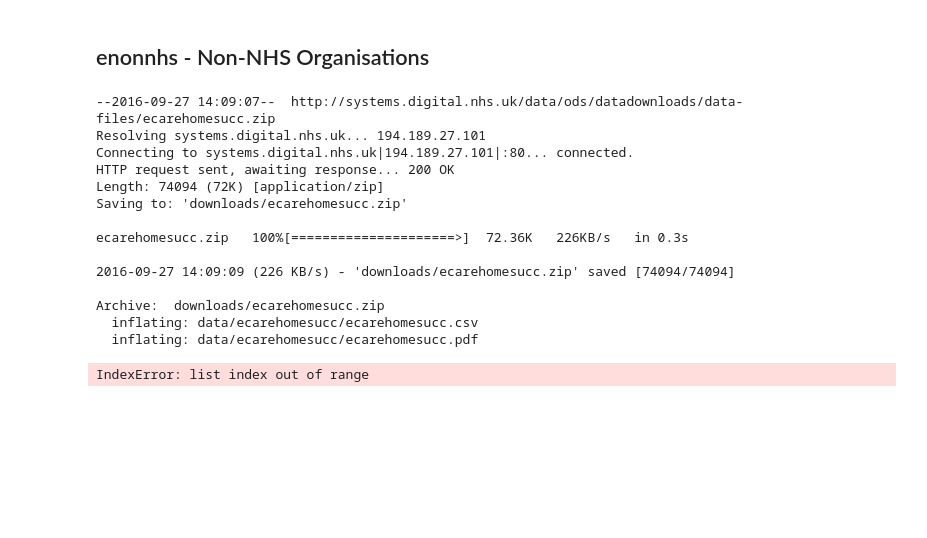
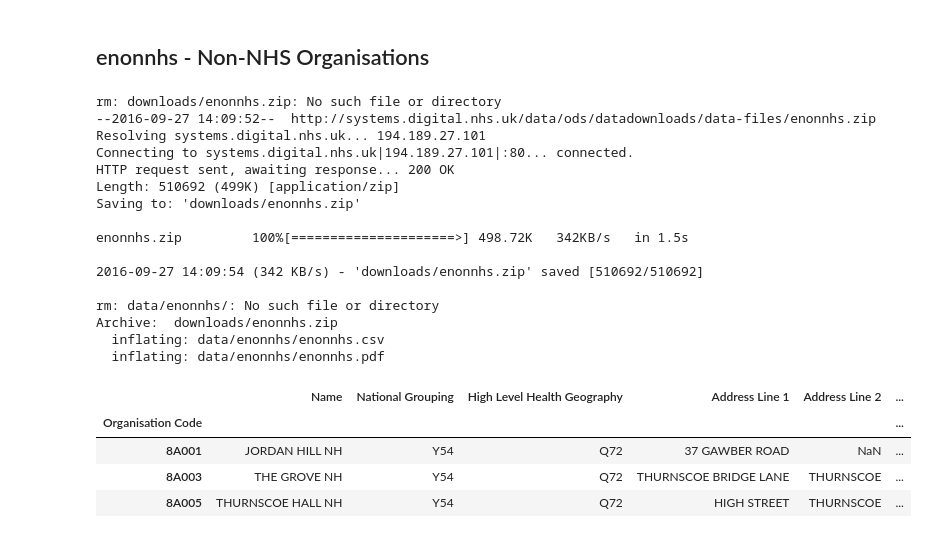
Before and after one commit to psychemedia/openHealthDataDoodles, a Jupyter notebook: notebooks/NHS and GP Administrative Data.ipynb, the cells around one changed output. Saved outputs shown, nothing was run; the diff lists cells and outputs as text; code cells hidden in the pictures; blank space fills up the shorter version.

```diff
--- a/notebooks/NHS and GP Administrative Data.ipynb
+++ b/notebooks/NHS and GP Administrative Data.ipynb
@@ -1197,29 +1195,35 @@ pd.read_sql_query('SELECT * FROM {typ} WHERE "Parent Organisation Code" =(SELECT
 # %%
 #via http://systems.digital.nhs.uk/data/ods/datadownloads/nonnhs
 cols=['Organisation Code','Name','National Grouping','High Level Health Geography',
       'Address Line 1','Address Line 2','Address Line 3','Address Line 4','Address Line 5','Postcode',
       'Open Date','Close Date','Null','Organisation SubType Code',
       'Null','Null','Null','Contact Telephone Number',
       'Null','Null','Null',
       'Amended Record Indicator','Null',
       'Null','Null','Null','Null']
 
-typ='ecarehomesucc'
-tmp=normaliser(typ,cols,dates=[10,11],index=['Organisation Code'],db_con=con)
+typ='enonnhs'
+tmp=normaliser(typ,cols,dates=[10,11],index=['Organisation Code'],encoding='Latin-1',db_con=con)
 tmp.head(3)
 # %% [output]
---2016-09-27 14:09:07--  http://systems.digital.nhs.uk/data/ods/datadownloads/data-files/ecarehomesucc.zip
+rm: downloads/enonnhs.zip: No such file or directory
+--2016-09-27 14:09:52--  http://systems.digital.nhs.uk/data/ods/datadownloads/data-files/enonnhs.zip
 Resolving systems.digital.nhs.uk... 194.189.27.101
 Connecting to systems.digital.nhs.uk|194.189.27.101|:80... connected.
 HTTP request sent, awaiting response... 200 OK
-Length: 74094 (72K) [application/zip]
-Saving to: 'downloads/ecarehomesucc.zip'
+Length: 510692 (499K) [application/zip]
+Saving to: 'downloads/enonnhs.zip'
 
-ecarehomesucc.zip   100%[=====================>]  72.36K   226KB/s   in 0.3s
+enonnhs.zip         100%[=====================>] 498.72K   342KB/s   in 1.5s
 
-2016-09-27 14:09:09 (226 KB/s) - 'downloads/ecarehomesucc.zip' saved [74094/74094]
+2016-09-27 14:09:54 (342 KB/s) - 'downloads/enonnhs.zip' saved [510692/510692]
 
-Archive:  downloads/ecarehomesucc.zip
-  inflating: data/ecarehomesucc/ecarehomesucc.csv
-  inflating: data/ecarehomesucc/ecarehomesucc.pdf
+rm: data/enonnhs/: No such file or directory
+Archive:  downloads/enonnhs.zip
+  inflating: data/enonnhs/enonnhs.csv
+  inflating: data/enonnhs/enonnhs.pdf
-IndexError: list index out of range
+|  | Name | National Grouping | High Level Health Geography | Address Line 1 | Address Line 2 | ... |
+| Organisation Code |  |  |  |  |  | ... |
+| 8A001 | JORDAN HILL NH | Y54 | Q72 | 37 GAWBER ROAD | NaN | ... |
+| 8A003 | THE GROVE NH | Y54 | Q72 | THURNSCOE BRIDGE LANE | THURNSCOE | ... |
+| 8A005 | THURNSCOE HALL NH | Y54 | Q72 | HIGH STREET | THURNSCOE | ... |
```
Also changed, not shown: parts of 1 cell of this notebook.
